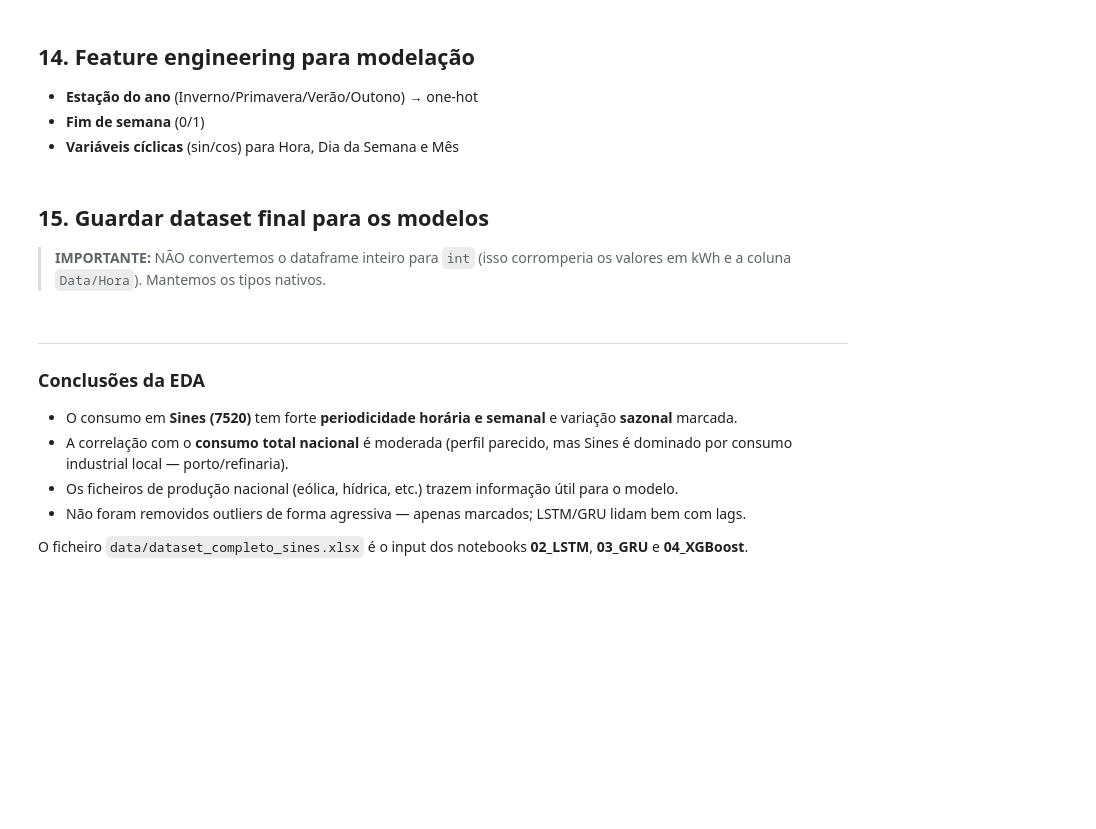
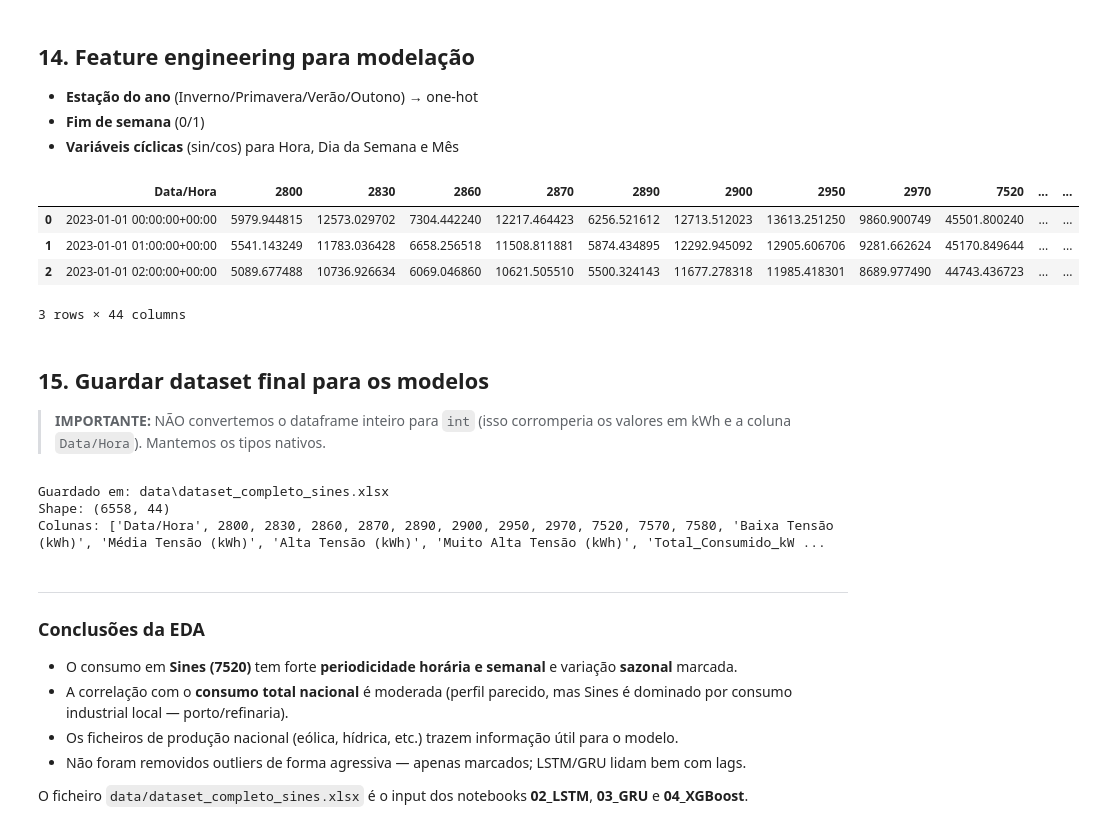
Before and after one commit to AndreiaHenrique/Previs-o_Energia_Sines, a Jupyter notebook: 01_EDA_Sines.ipynb, the cells around one changed output. Cells and saved outputs as stored; diff of their text form; code cells hidden in the pictures; blank space fills up the shorter version.

Commit message:
Atualizar notebooks com outputs e gráficos

```diff
--- a/01_EDA_Sines.ipynb
+++ b/01_EDA_Sines.ipynb
@@ -83,7 +100,10 @@ df_codigo.head()
 # %%
 # Manter apenas as colunas relevantes e converter para datetime
 df_codigo = df_codigo[["Data/Hora", "Código Postal", "Energia ativa (kWh)"]].copy()
-df_codigo["Data/Hora"] = pd.to_datetime(df_codigo["Data/Hora"], errors="coerce")
+
+# SOLUÇÃO: Adicionar utc=True aqui
+df_codigo["Data/Hora"] = pd.to_datetime(df_codigo["Data/Hora"], errors="coerce", utc=True)
+
 df_codigo["Energia ativa (kWh)"] = pd.to_numeric(df_codigo["Energia ativa (kWh)"], errors="coerce")
 
 # Diagnóstico de qualidade
@@ -112,7 +164,10 @@ df_codigo_pivot.head()
 # %%
 df_consumo = pd.read_excel(os.path.join(DATA_DIR, "consumo-total-nacional.xlsx"))
 df_consumo = df_consumo.drop(columns=["Dia", "Mês", "Ano", "Data", "Hora"], errors="ignore")
-df_consumo["Data/Hora"] = pd.to_datetime(df_consumo["Data/Hora"], errors="coerce")
+
+# SOLUÇÃO: Adicionar utc=True aqui
+df_consumo["Data/Hora"] = pd.to_datetime(df_consumo["Data/Hora"], errors="coerce", utc=True)
+
 df_consumo = df_consumo.rename(columns={"Total (kWh)": "Total_Consumido_kWh"})
 print(df_consumo.shape)
 df_consumo.head()
@@ -121,6 +184,9 @@ df_consumo.head()
 # %%
 df_injetada = pd.read_excel(os.path.join(DATA_DIR, "energia-injetada-na-rede-de-distribuicao.xlsx"))
 df_injetada = df_injetada.drop(columns=["Dia", "Mês", "Ano", "Data", "Hora"], errors="ignore")
-df_injetada["Data/Hora"] = pd.to_datetime(df_injetada["Data/Hora"], errors="coerce")
+
+# Adicione o utc=True aqui para prevenir problemas!
+df_injetada["Data/Hora"] = pd.to_datetime(df_injetada["Data/Hora"], errors="coerce", utc=True)
+
 print(df_injetada.shape)
 df_injetada.head()
@@ -129,7 +203,13 @@ df_injetada.head()
 # %%
 df_produzida = pd.read_excel(os.path.join(DATA_DIR, "energia-produzida-total-nacional.xlsx"))
 df_produzida = df_produzida.drop(columns=["Dia", "Mês", "Ano", "Data", "Hora"], errors="ignore")
-df_produzida["Data/Hora"] = pd.to_datetime(df_produzida["Data/Hora"], errors="coerce")
+
+# SOLUÇÃO: Adicionado utc=True para uniformizar o fuso horário
+df_produzida["Data/Hora"] = pd.to_datetime(df_produzida["Data/Hora"], errors="coerce", utc=True)
+
+# Opcional: Converter para a hora de Lisboa, caso tenha feito o mesmo nos outros DataFrames
+# df_produzida["Data/Hora"] = df_produzida["Data/Hora"].dt.tz_convert('Europe/Lisbon')
+
 df_produzida = df_produzida.rename(columns={"Total (kWh)": "Total_Produzido_kWh"})
 print(df_produzida.shape)
 df_produzida.head()
@@ -320,28 +495,39 @@ print(f"Outliers |z|>3: {df_merged['Outlier_z3'].sum()}  ({df_merged['Outlier_z3
 # %%
 def obter_estacao(data):
     ano = data.year
-    prim   = pd.Timestamp(year=ano, month=3, day=21)
-    verao  = pd.Timestamp(year=ano, month=6, day=21)
-    outono = pd.Timestamp(year=ano, month=9, day=23)
-    inv    = pd.Timestamp(year=ano, month=12, day=21)
+    fuso = data.tz  # Extrai o fuso horário da data atual
+
+    # Cria as datas de mudança de estação já COM o mesmo fuso horário (tz=fuso)
+    prim   = pd.Timestamp(year=ano, month=3, day=21, tz=fuso)
+    verao  = pd.Timestamp(year=ano, month=6, day=21, tz=fuso)
+    outono = pd.Timestamp(year=ano, month=9, day=23, tz=fuso)
+    inv    = pd.Timestamp(year=ano, month=12, day=21, tz=fuso)
+
     if   prim   <= data < verao:  return "Primavera"
     elif verao  <= data < outono: return "Verão"
     elif outono <= data < inv:    return "Outono"
     else:                         return "Inverno"
 
+# O resto do seu código mantém-se igual
 df_merged["Estacao"] = df_merged["Data/Hora"].apply(obter_estacao)
 df_merged = pd.get_dummies(df_merged, columns=["Estacao"], prefix="Estacao", dtype=int)
 df_merged["Fim_de_Semana"] = df_merged["Dia_Semana"].isin([5, 6]).astype(int)
 
 # Cíclicas
 df_merged["Hora_sin"]       = np.sin(2*np.pi*df_merged["Hora"]/24)
 df_merged["Hora_cos"]       = np.cos(2*np.pi*df_merged["Hora"]/24)
 df_merged["Dia_Semana_sin"] = np.sin(2*np.pi*df_merged["Dia_Semana"]/7)
 df_merged["Dia_Semana_cos"] = np.cos(2*np.pi*df_merged["Dia_Semana"]/7)
 df_merged["Mes_sin"]        = np.sin(2*np.pi*(df_merged["Mês"]-1)/12)
 df_merged["Mes_cos"]        = np.cos(2*np.pi*(df_merged["Mês"]-1)/12)
 
 df_merged.head(3)
+# %% [output]
+|  | Data/Hora | 2800 | 2830 | 2860 | 2870 | 2890 | 2900 | 2950 | 2970 | 7520 | ... | ... |
+| 0 | 2023-01-01 00:00:00+00:00 | 5979.944815 | 12573.029702 | 7304.442240 | 12217.464423 | 6256.521612 | 12713.512023 | 13613.251250 | 9860.900749 | 45501.800240 | ... | ... |
+| 1 | 2023-01-01 01:00:00+00:00 | 5541.143249 | 11783.036428 | 6658.256518 | 11508.811881 | 5874.434895 | 12292.945092 | 12905.606706 | 9281.662624 | 45170.849644 | ... | ... |
+| 2 | 2023-01-01 02:00:00+00:00 | 5089.677488 | 10736.926634 | 6069.046860 | 10621.505510 | 5500.324143 | 11677.278318 | 11985.418301 | 8689.977490 | 44743.436723 | ... | ... |
+3 rows × 44 columns
 # %% [markdown]
 ## 15. Guardar dataset final para os modelos
 
@@ -350,10 +536,24 @@ df_merged.head(3)
 > Mantemos os tipos nativos.
 # %%
 out_path = os.path.join(DATA_DIR, "dataset_completo_sines.xlsx")
-df_merged.to_excel(out_path, index=False)
+
+# 1. Criar uma cópia para não alterar o DataFrame original que está na memória
+df_export = df_merged.copy()
+
+# 2. Remover o fuso horário da coluna Data/Hora (torná-la tz-naive)
+if isinstance(df_export["Data/Hora"].dtype, pd.DatetimeTZDtype):
+    df_export["Data/Hora"] = df_export["Data/Hora"].dt.tz_localize(None)
+
+# 3. Guardar no Excel
+df_export.to_excel(out_path, index=False)
+
 print("Guardado em:", out_path)
-print("Shape:", df_merged.shape)
-print("Colunas:", df_merged.columns.tolist())
+print("Shape:", df_export.shape)
+print("Colunas:", df_export.columns.tolist())
+# %% [output]
+Guardado em: data\dataset_completo_sines.xlsx
+Shape: (6558, 44)
+Colunas: ['Data/Hora', 2800, 2830, 2860, 2870, 2890, 2900, 2950, 2970, 7520, 7570, 7580, 'Baixa Tensão (kWh)', 'Média Tensão (kWh)', 'Alta Tensão (kWh)', 'Muito Alta Tensão (kWh)', 'Total_Consumido_kW ...
 # %% [markdown]
 ---
 ### Conclusões da EDA
```
Also changed, not shown: parts of 21 cells of this notebook, 3 other files.
